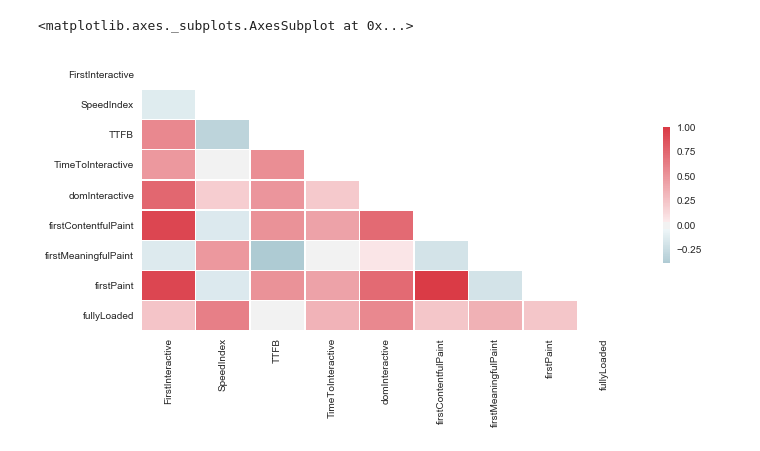
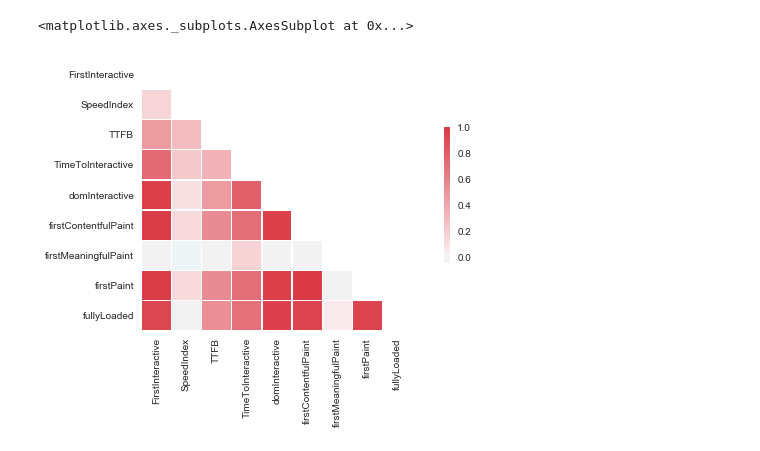
Before and after one commit to andresvidal/speedtracker-jet, a Jupyter notebook: Speedtracker.ipynb, the cells around one changed output. Saved outputs shown, nothing was run; the diff lists cells and outputs as text; code cells hidden in the pictures.

```diff
--- a/Speedtracker.ipynb
+++ b/Speedtracker.ipynb
@@ -301,8 +319,8 @@ ts = datetime.now().strftime("%Y%m%d%H%M")
 #df = run_compare(speedtracker_profiles, '2019/01/27', '2019/02/09', '2019/02/10', '2019/02/16') # 2/1 weeks
 #df = run_compare(speedtracker_profiles, '2019/01/27', '2019/02/09', '2019/02/10', '2019/02/23') # 2/2 weeks
 
-df = run_compare(speedtracker_profiles, '2019/02/10', '2019/02/23', '2019/02/24', '2019/03/02') # 2/1 weeks
-#df = run_compare(speedtracker_profiles, '2019/02/10', '2019/02/23', '2019/02/24', '2019/03/09') # 2/2 weeks
+#df = run_compare(speedtracker_profiles, '2019/02/10', '2019/02/23', '2019/02/24', '2019/03/02') # 2/1 weeks
+df = run_compare(speedtracker_profiles, '2019/02/10', '2019/02/23', '2019/02/24', '2019/03/09') # 2/2 weeks
 
 #df = run_compare(speedtracker_profiles, '2019/02/24', '2019/03/09', '2019/03/10', '2019/03/16') # 2/1 weeks
 #df = run_compare(speedtracker_profiles, '2019/02/24', '2019/03/09', '2019/03/10', '2019/03/23') # 2/2 weeks
@@ -313,6 +331,10 @@ df = run_compare(speedtracker_profiles, '2019/02/10', '2019/02/23', '2019/02/24'
 #df = run_compare(speedtracker_profiles, '2019/03/24', '2019/04/06', '2019/04/07', '2019/04/13') # 2/1 weeks
 #df = run_compare(speedtracker_profiles, '2019/03/24', '2019/04/06', '2019/04/07', '2019/04/20') # 2/2 weeks
 
+
+# test
+#df = run_compare(speedtracker_profiles, '2018/11/01', '2018/11/30', '2019/02/24', '2019/03/02')
+
 # Save
 df.to_csv(join(temp_path, f'speedtracker-analysis_{ts}.csv'))
 
@@ -379,31 +401,33 @@ sns.boxplot(x='speedtracker.slug', y=metric,width=.7, data=boxplot_df)
 # Plotting a diagonal correlation matrix
 #
 
 import numpy as np
 import seaborn as sns
 import matplotlib.pyplot as plt
+
+dfc = pd.read_csv(join(data_path, 'home.csv'))
 
 corr = df.rename(dict(zip(
         list(df.columns),
         list(df.columns.str.split('.').map(lambda r: r[-1]))
     )), axis=1).corr()
 
 sns.set(style="white")
 
 # Generate a mask for the upper triangle
 mask = np.zeros_like(corr, dtype=np.bool)
 mask[np.triu_indices_from(mask)] = True
 
 # Set up the matplotlib figure
 f, ax = plt.subplots(figsize=(11, 5))
 
 # Generate a custom diverging colormap
 cmap = sns.diverging_palette(220, 10, as_cmap=True)
 
 
 
 sns.heatmap(corr, mask=mask, cmap=cmap, center=0, robust=1,
             square=True, linewidths=.5, cbar_kws={"shrink": .5})
 # %% [output]
 <matplotlib.axes._subplots.AxesSubplot at 0x...>
-[figure, old version]
+[figure, new version]
```
Also changed, not shown: parts of 5 cells of this notebook, 30 other files.
